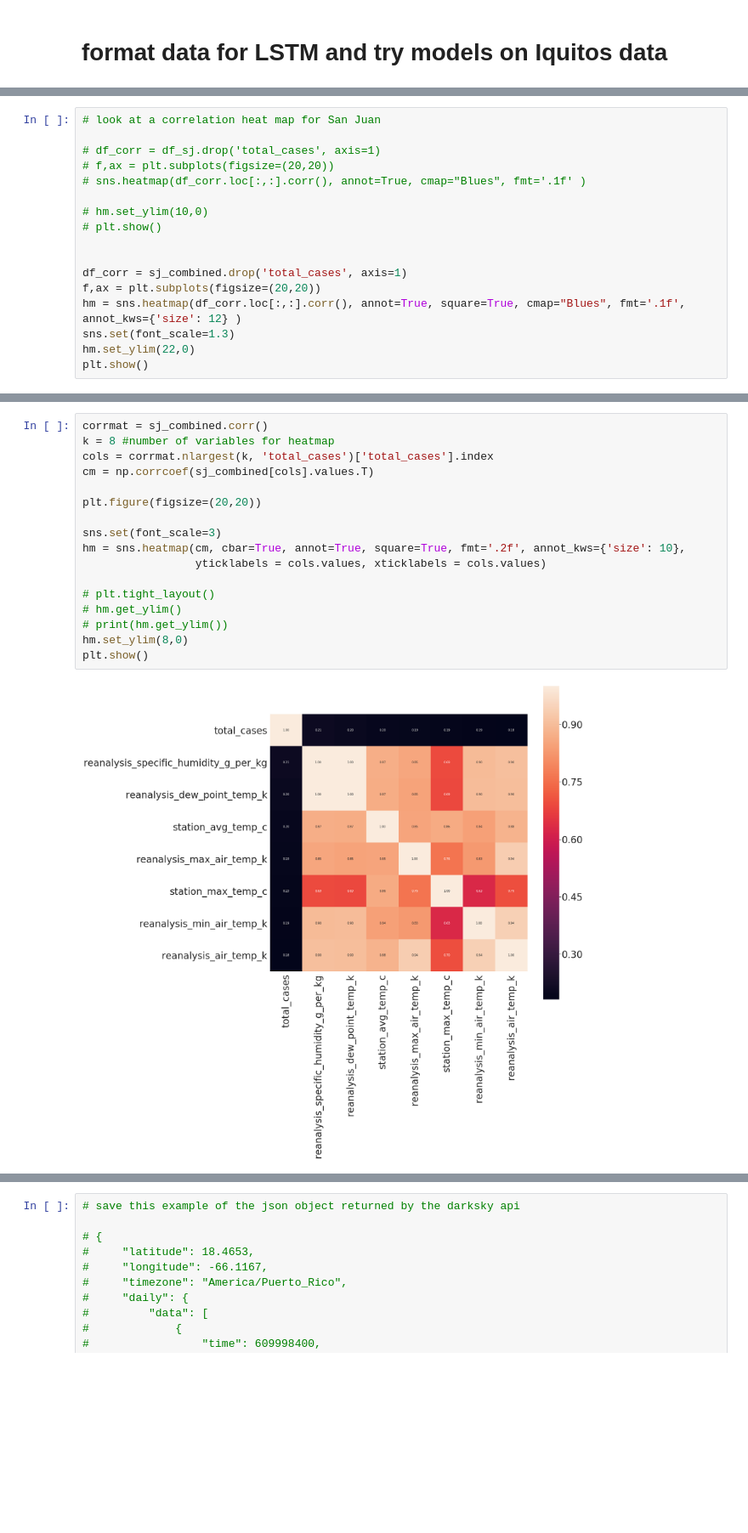
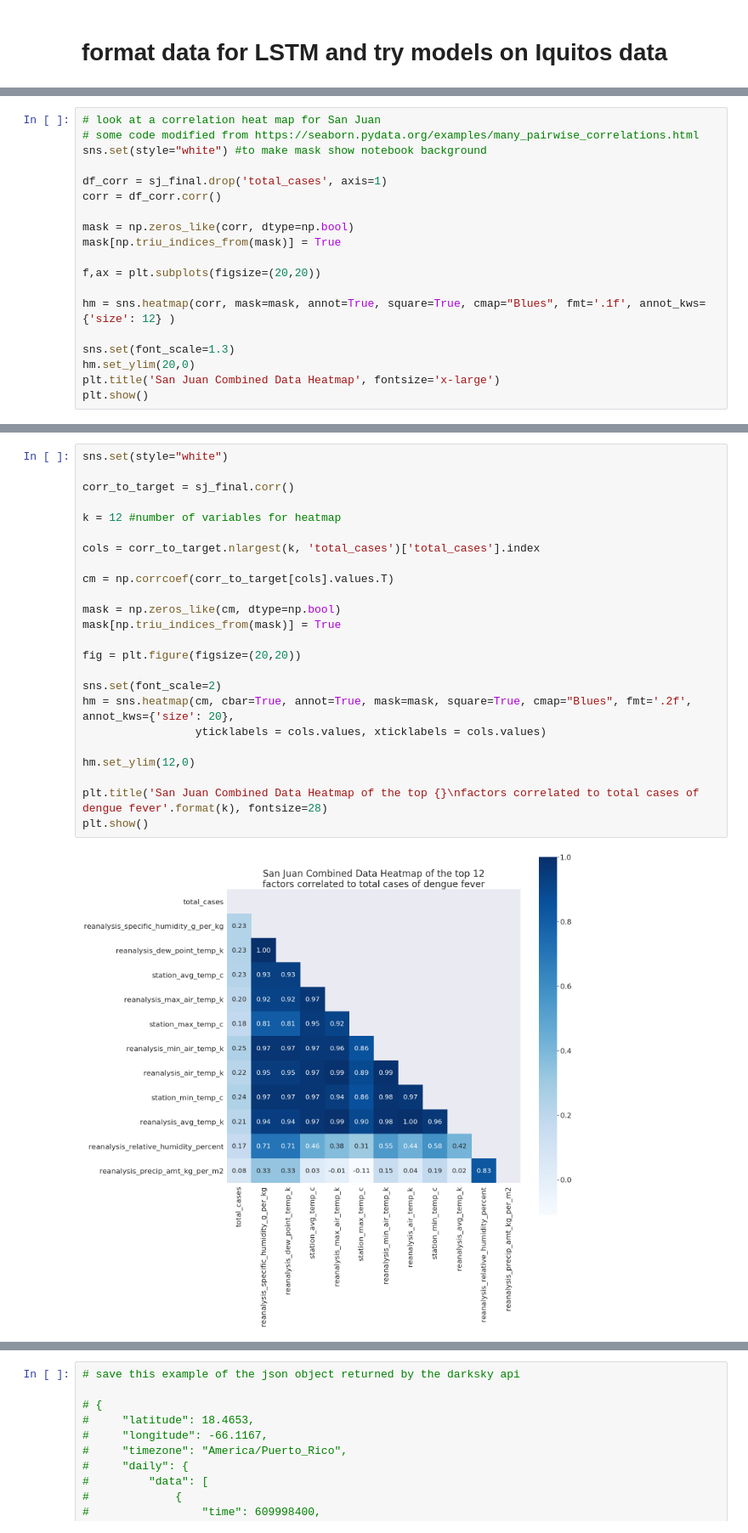
Before and after one commit to iEvidently/dsc-5-capstone-project-online-ds-pt-100118, a Jupyter notebook: dd_dengue_fever.ipynb, the cells around one changed output, grey strips where cells are left out. Shown at 85% size. Saved outputs shown, nothing was run; the diff lists cells and outputs as text; blank space fills up the shorter version.

```diff
--- a/dd_dengue_fever.ipynb
+++ b/dd_dengue_fever.ipynb
@@ -1213,18 +1784,20 @@ Epoch 100/100
 # %%
 # look at a correlation heat map for San Juan
+# some code modified from https://seaborn.pydata.org/examples/many_pairwise_correlations.html
+sns.set(style="white") #to make mask show notebook background
 
-# df_corr = df_sj.drop('total_cases', axis=1)
-# f,ax = plt.subplots(figsize=(20,20))
-# sns.heatmap(df_corr.loc[:,:].corr(), annot=True, cmap="Blues", fmt='.1f' )
+df_corr = sj_final.drop('total_cases', axis=1)
+corr = df_corr.corr()
 
-# hm.set_ylim(10,0)
-# plt.show()
+mask = np.zeros_like(corr, dtype=np.bool)
+mask[np.triu_indices_from(mask)] = True
 
+f,ax = plt.subplots(figsize=(20,20))
 
-df_corr = sj_combined.drop('total_cases', axis=1)
-f,ax = plt.subplots(figsize=(20,20))
-hm = sns.heatmap(df_corr.loc[:,:].corr(), annot=True, square=True, cmap="Blues", fmt='.1f', annot_kws={'size': 12} )
+hm = sns.heatmap(corr, mask=mask, annot=True, square=True, cmap="Blues", fmt='.1f', annot_kws={'size': 12} )
+
 sns.set(font_scale=1.3)
-hm.set_ylim(22,0)
+hm.set_ylim(20,0)
+plt.title('San Juan Combined Data Heatmap', fontsize='x-large')
 plt.show()
 # %% [output]
@@ -1232,19 +1805,26 @@ plt.show()
 # %%
-corrmat = sj_combined.corr()
-k = 8 #number of variables for heatmap
-cols = corrmat.nlargest(k, 'total_cases')['total_cases'].index
-cm = np.corrcoef(sj_combined[cols].values.T)
+sns.set(style="white")
 
-plt.figure(figsize=(20,20))
+corr_to_target = sj_final.corr()
 
-sns.set(font_scale=3)
-hm = sns.heatmap(cm, cbar=True, annot=True, square=True, fmt='.2f', annot_kws={'size': 10},
+k = 12 #number of variables for heatmap
+
+cols = corr_to_target.nlargest(k, 'total_cases')['total_cases'].index
+
+cm = np.corrcoef(corr_to_target[cols].values.T)
+
+mask = np.zeros_like(cm, dtype=np.bool)
+mask[np.triu_indices_from(mask)] = True
+
+fig = plt.figure(figsize=(20,20))
+
+sns.set(font_scale=2)
+hm = sns.heatmap(cm, cbar=True, annot=True, mask=mask, square=True, cmap="Blues", fmt='.2f', annot_kws={'size': 20},
                  yticklabels = cols.values, xticklabels = cols.values)
 
-# plt.tight_layout()
-# hm.get_ylim()
-# print(hm.get_ylim())
-hm.set_ylim(8,0)
+hm.set_ylim(12,0)
+
+plt.title('San Juan Combined Data Heatmap of the top {}\nfactors correlated to total cases of dengue fever'.format(k), fontsize=28)
 plt.show()
 # %% [output]
-[figure, old version]
+[figure, new version]
```
Also changed, not shown: parts of 46 cells of this notebook.
